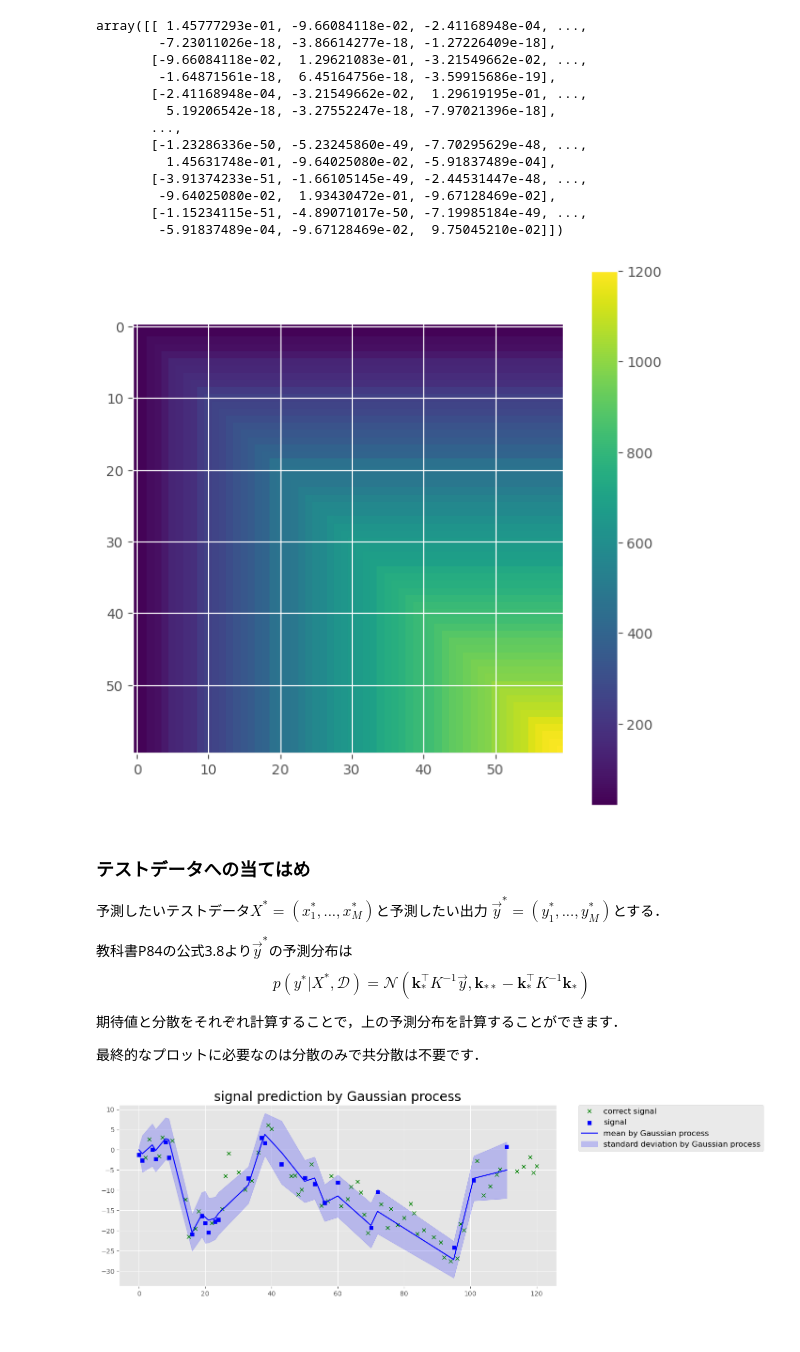
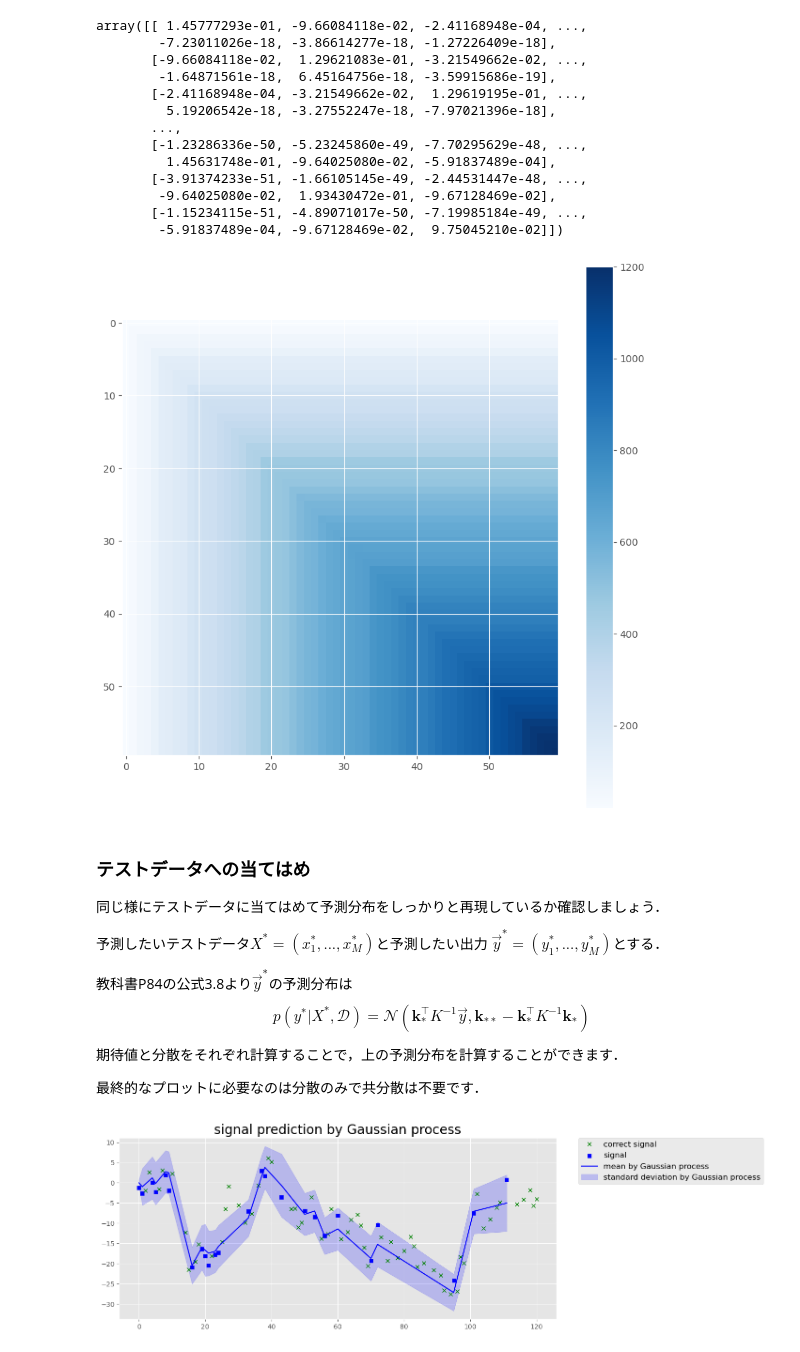
Before and after one commit to LABO-M/Gaussian_process, a Jupyter notebook: Gaussian_Process.ipynb, the cells around one changed output. Cells and saved outputs as stored; diff of their text form; code cells hidden in the pictures.

```diff
--- a/Gaussian_Process.ipynb
+++ b/Gaussian_Process.ipynb
@@ -1035,14 +1276,17 @@ array([[ 1.45777293e-01, -9.66084118e-02, -2.41168948e-04, ...,
        [-1.15234115e-51, -4.89071017e-50, -7.19985184e-49, ...,
         -5.91837489e-04, -9.67128469e-02,  9.75045210e-02]])
 # %%
-fig, axes = plt.subplots(figsize=(7, 7))
-im = axes.imshow(K)
+fig, axes = plt.subplots(figsize=(10, 10))
+im = axes.imshow(K, cmap='Blues')
 fig.colorbar(im, ax=axes)
 plt.show()
 # %% [output]
-[figure, old version]
+[figure, new version]
 # %% [markdown]
 ### テストデータへの当てはめ
+
+同じ様にテストデータに当てはめて予測分布をしっかりと再現しているか確認しましょう．
+
 予測したいテストデータ$X^{*} = (x^{*}_1 , ... ,x^{*}_M)$と予測したい出力 $\vec{y}^{*} = (y^{*}_1 , ... ,y^{*}_M)$とする．
 
 教科書P84の公式3.8より$\vec{y}^{*}$の予測分布は
```
Also changed, not shown: parts of 45 cells of this notebook.
